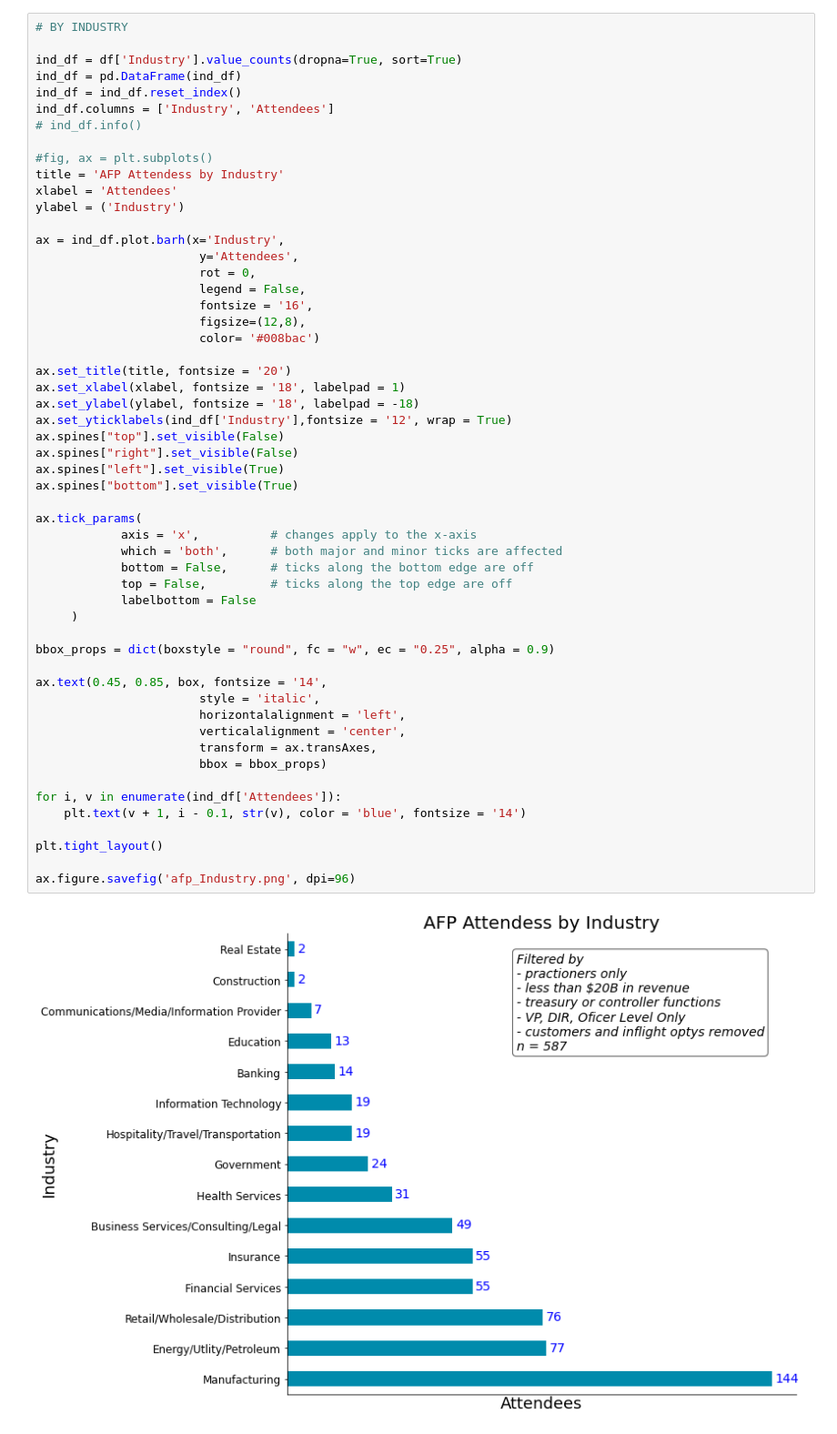
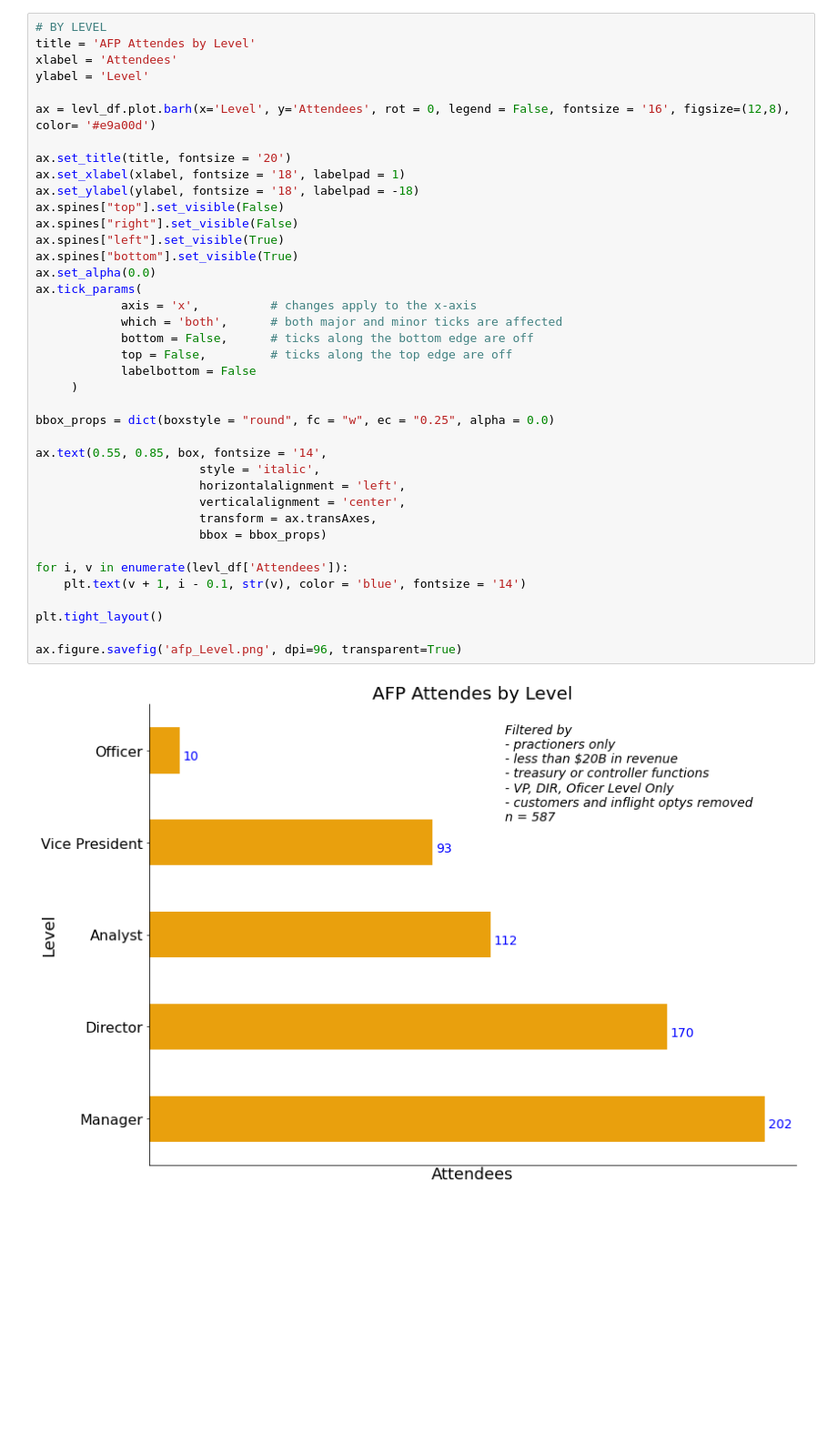
Before and after one commit to bethanysciences/Jupyter_Notebooks, a Jupyter notebook: HT_AFP.ipynb, the cells around one changed output. Shown at 91% size. Drawn from its saved outputs; the diff is of its cells as text; blank space fills up the shorter version.

```diff
--- a/HT_AFP.ipynb
+++ b/HT_AFP.ipynb
@@ -23,57 +98,42 @@ n
 # %%
-# BY INDUSTRY
+# BY LEVEL
+title = 'AFP Attendes by Level'
+xlabel = 'Attendees'
+ylabel = 'Level'
 
-ind_df = df['Industry'].value_counts(dropna=True, sort=True)
-ind_df = pd.DataFrame(ind_df)
-ind_df = ind_df.reset_index()
-ind_df.columns = ['Industry', 'Attendees']
-# ind_df.info()
-
-#fig, ax = plt.subplots()
-title = 'AFP Attendess by Industry'
-xlabel = 'Attendees'
-ylabel = ('Industry')
-
-ax = ind_df.plot.barh(x='Industry',
-                       y='Attendees',
-                       rot = 0,
-                       legend = False,
-                       fontsize = '16',
-                       figsize=(12,8),
-                       color= '#008bac')
+ax = levl_df.plot.barh(x='Level', y='Attendees', rot = 0, legend = False, fontsize = '16', figsize=(12,8), color= '#e9a00d')
 
 ax.set_title(title, fontsize = '20')
 ax.set_xlabel(xlabel, fontsize = '18', labelpad = 1)
 ax.set_ylabel(ylabel, fontsize = '18', labelpad = -18)
-ax.set_yticklabels(ind_df['Industry'],fontsize = '12', wrap = True)
 ax.spines["top"].set_visible(False)
 ax.spines["right"].set_visible(False)
 ax.spines["left"].set_visible(True)
 ax.spines["bottom"].set_visible(True)
-
+ax.set_alpha(0.0)
 ax.tick_params(
             axis = 'x',          # changes apply to the x-axis
             which = 'both',      # both major and minor ticks are affected
             bottom = False,      # ticks along the bottom edge are off
             top = False,         # ticks along the top edge are off
             labelbottom = False
      )
 
-bbox_props = dict(boxstyle = "round", fc = "w", ec = "0.25", alpha = 0.9)
+bbox_props = dict(boxstyle = "round", fc = "w", ec = "0.25", alpha = 0.0)
 
-ax.text(0.45, 0.85, box, fontsize = '14',
+ax.text(0.55, 0.85, box, fontsize = '14',
                        style = 'italic',
                        horizontalalignment = 'left',
                        verticalalignment = 'center',
                        transform = ax.transAxes,
                        bbox = bbox_props)
 
-for i, v in enumerate(ind_df['Attendees']):
+for i, v in enumerate(levl_df['Attendees']):
     plt.text(v + 1, i - 0.1, str(v), color = 'blue', fontsize = '14')
 
 plt.tight_layout()
 
-ax.figure.savefig('afp_Industry.png', dpi=96)
+ax.figure.savefig('afp_Level.png', dpi=96, transparent=True)
 # %% [output]
-[figure, old version]
+[figure, new version]
 # %%
```
Also changed, not shown: parts of 8 cells of this notebook, 6 other files.
